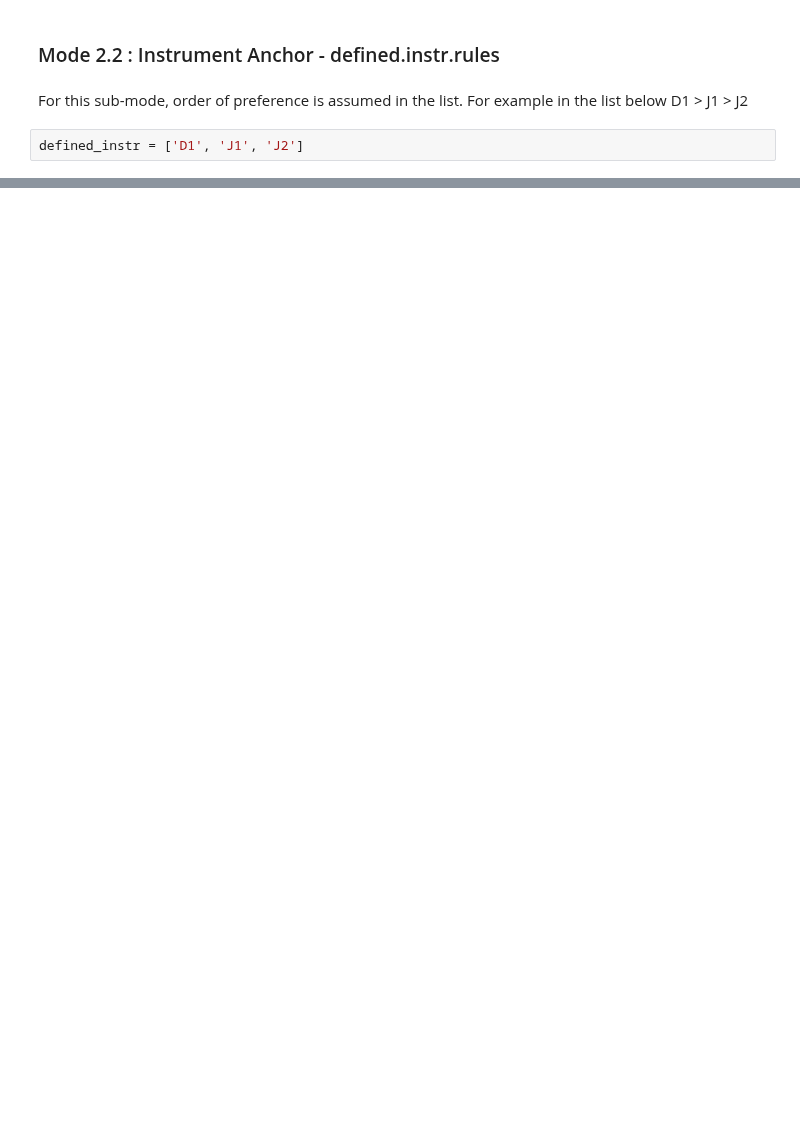
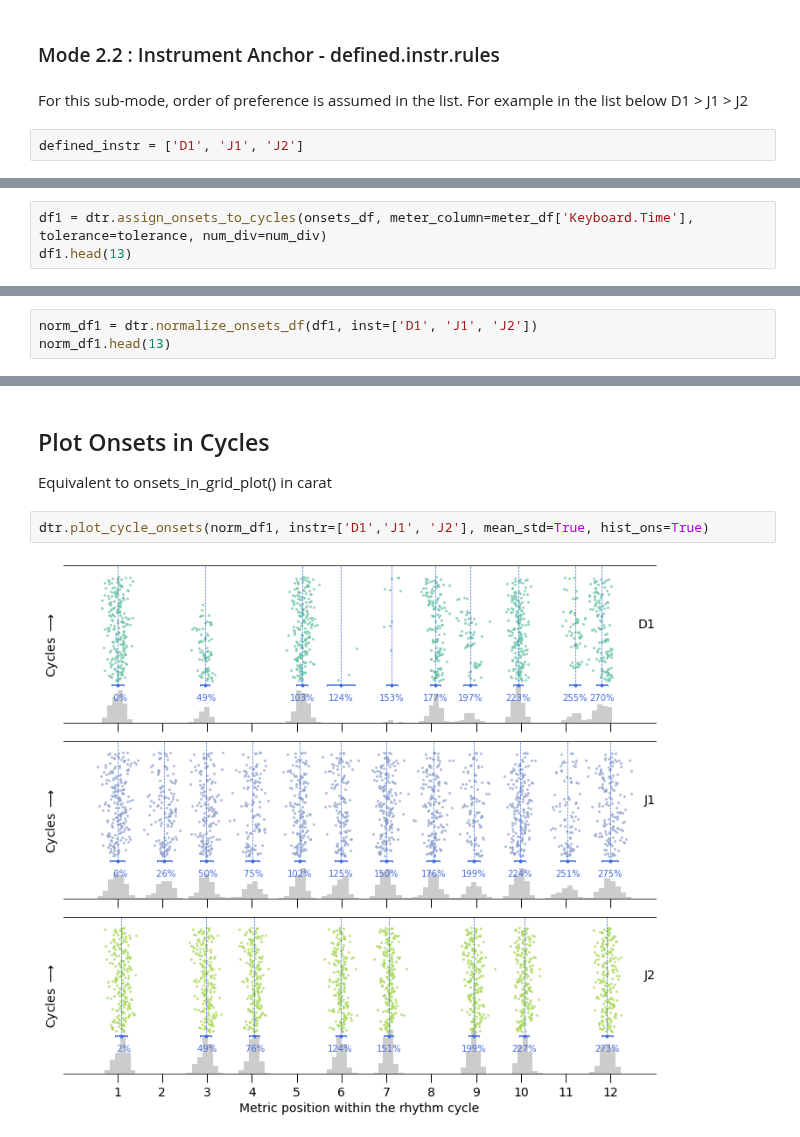
Before and after one commit to satyajeetprabhu/music-sync-internship-upf, a Jupyter notebook: djembe_dance_data_demo.ipynb, the cells around one changed output, grey strips where cells are left out. Cells and saved outputs as stored; diff of their text form; blank space fills up the shorter version.

Commit message:
added plots

```diff
--- a/djembe_dance_data_demo.ipynb
+++ b/djembe_dance_data_demo.ipynb
@@ -300,0 +111,3 @@ new_df.tail(13)
+# %%
+df1 = dtr.assign_onsets_to_cycles(onsets_df, meter_column=meter_df['Keyboard.Time'], tolerance=tolerance, num_div=num_div)
+df1.head(13)
@@ -300,0 +132,3 @@ new_df.tail(13)
+# %%
+norm_df1 = dtr.normalize_onsets_df(df1, inst=['D1', 'J1', 'J2'])
+norm_df1.head(13)
@@ -300,0 +150,8 @@ new_df.tail(13)
+# %% [markdown]
+## Plot Onsets in Cycles
+
+Equivalent to onsets_in_grid_plot() in carat
+# %%
+dtr.plot_cycle_onsets(norm_df1, instr=['D1','J1', 'J2'], mean_std=True, hist_ons=True)
+# %% [output]
+[figure, added]
```
Also changed, not shown: parts of 33 cells of this notebook.
